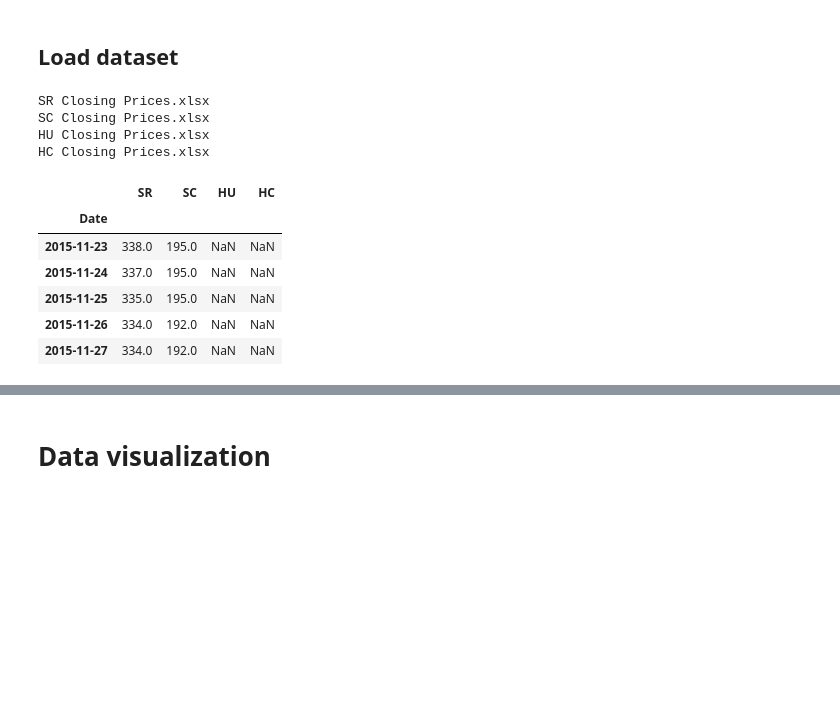
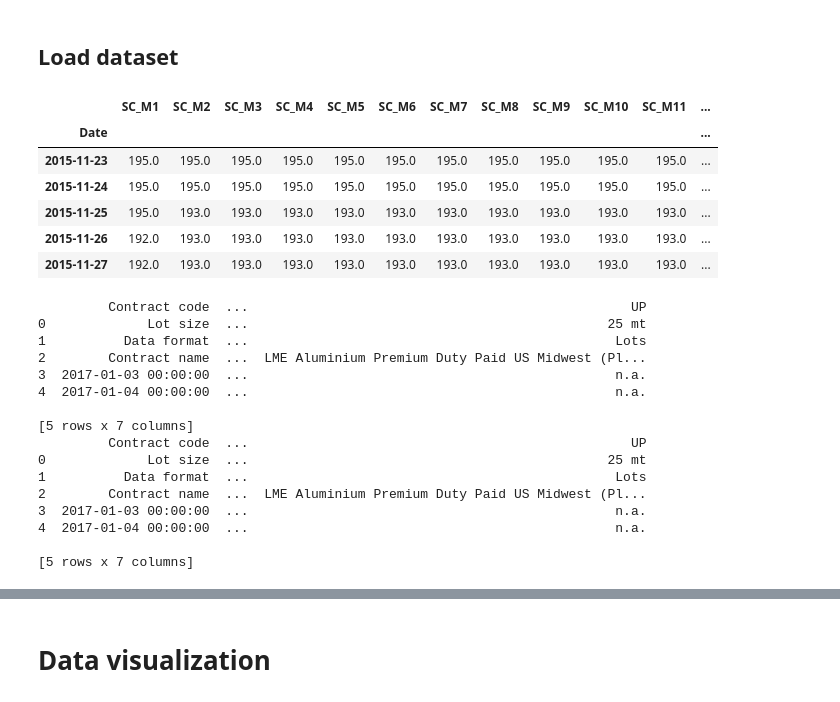
Before and after one commit to MateoPeri/steel-scrap-predictor, a Jupyter notebook: Steel Scrap Predictor.ipynb, the cells around one changed output, grey strips where cells are left out. Saved outputs shown, nothing was run; the diff lists cells and outputs as text; code cells hidden in the pictures; blank space fills up the shorter version.

```diff
--- a/Steel Scrap Predictor.ipynb
+++ b/Steel Scrap Predictor.ipynb
@@ -45,42 +46,65 @@ def st_to_mt(st):
 # %%
 p = PATH+'raw/*Closing Prices.xlsx'
 excels = glob.glob(p)
 
 frames = []
 to_keep = 'M1'
 
 for xcel in excels:
-  df = pd.read_excel(xcel, parse_dates=True, decimal=',', thousands='.')
+  d = pd.read_excel(xcel, parse_dates=True, decimal=',', thousands='.')
   # le añadimos un nombre para saber qué metal es
   name = os.path.basename(xcel)[:2]
   if name == 'HU':
     # Seleccionar todas las columnas menos USD/st
-    cols = [c for c in df.columns if c != 'USD/st (Short Ton)']
+    cols = [c for c in d.columns if c != 'USD/st (Short Ton)']
     # y aplicarles la funcion st_to_mt para pasar a toneladas métricas
-    df[cols] = df[cols].apply(st_to_mt, axis=1)
+    d[cols] = d[cols].apply(st_to_mt, axis=1)
     # Cambiamos el nombre a la columna
-    df.rename({'USD/st (Short Ton)': 'USD/mt'}, axis=1, inplace=True)
+    d.rename({'USD/st (Short Ton)': 'USD/mt'}, axis=1, inplace=True)
 
-  df.rename({'USD/mt': 'Date', to_keep: name}, axis=1, inplace=True)
-  df = df[['Date', name]]
+  d.columns = ['Date'] + [name+'_'+c for c in d.columns if c != 'USD/mt']
 
   frames.append(df)
 
 dfs = [d.drop_duplicates().set_index(['Date']) for d in frames]
 df = pd.concat(dfs, axis=1)
 
 df.head()
 # %% [output]
-SR Closing Prices.xlsx
-SC Closing Prices.xlsx
-HU Closing Prices.xlsx
-HC Closing Prices.xlsx
-|  | SR | SC | HU | HC |
-| Date |  |  |  |  |
-| 2015-11-23 | 338.0 | 195.0 | NaN | NaN |
-| 2015-11-24 | 337.0 | 195.0 | NaN | NaN |
-| 2015-11-25 | 335.0 | 195.0 | NaN | NaN |
-| 2015-11-26 | 334.0 | 192.0 | NaN | NaN |
-| 2015-11-27 | 334.0 | 192.0 | NaN | NaN |
+|  | SC_M1 | SC_M2 | SC_M3 | SC_M4 | SC_M5 | SC_M6 | SC_M7 | SC_M8 | SC_M9 | SC_M10 | SC_M11 | ... |
+| Date |  |  |  |  |  |  |  |  |  |  |  | ... |
+| 2015-11-23 | 195.0 | 195.0 | 195.0 | 195.0 | 195.0 | 195.0 | 195.0 | 195.0 | 195.0 | 195.0 | 195.0 | ... |
+| 2015-11-24 | 195.0 | 195.0 | 195.0 | 195.0 | 195.0 | 195.0 | 195.0 | 195.0 | 195.0 | 195.0 | 195.0 | ... |
+| 2015-11-25 | 195.0 | 193.0 | 193.0 | 193.0 | 193.0 | 193.0 | 193.0 | 193.0 | 193.0 | 193.0 | 193.0 | ... |
+| 2015-11-26 | 192.0 | 193.0 | 193.0 | 193.0 | 193.0 | 193.0 | 193.0 | 193.0 | 193.0 | 193.0 | 193.0 | ... |
+| 2015-11-27 | 192.0 | 193.0 | 193.0 | 193.0 | 193.0 | 193.0 | 193.0 | 193.0 | 193.0 | 193.0 | 193.0 | ... |
+# %%
+p = PATH+'raw/CSF*.xlsx'
+
+excels = glob.glob(p)
+
+frames = []
+to_keep = 'M1'
+
+for xcel in excels:
+  d = pd.read_excel(xcel, parse_dates=True, decimal=',', thousands='.')
+  print(df.head())
+# %% [output]
+         Contract code  ...                                                 UP
+0             Lot size  ...                                              25 mt
+1          Data format  ...                                               Lots
+2        Contract name  ...  LME Aluminium Premium Duty Paid US Midwest (Pl...
+3  2017-01-03 00:00:00  ...                                               n.a.
+4  2017-01-04 00:00:00  ...                                               n.a.
+
+[5 rows x 7 columns]
+         Contract code  ...                                                 UP
+0             Lot size  ...                                              25 mt
+1          Data format  ...                                               Lots
+2        Contract name  ...  LME Aluminium Premium Duty Paid US Midwest (Pl...
+3  2017-01-03 00:00:00  ...                                               n.a.
+4  2017-01-04 00:00:00  ...                                               n.a.
+
+[5 rows x 7 columns]
 # %%
 # Cuando empiezan los valores de HU y HC -> 2019-03-11
```
Also changed, not shown: parts of 19 cells of this notebook.
